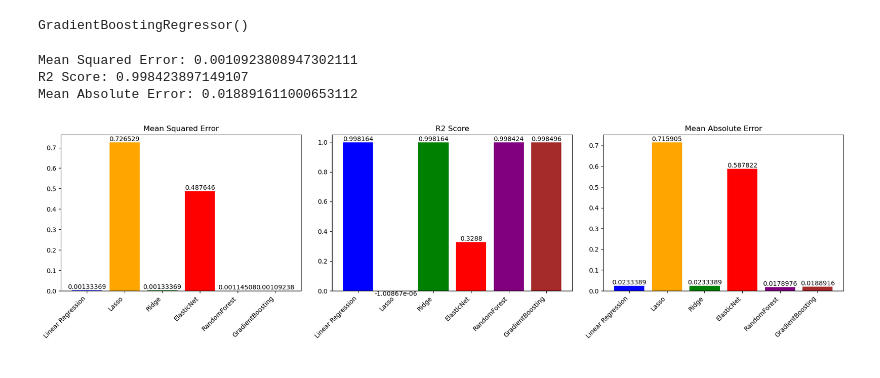
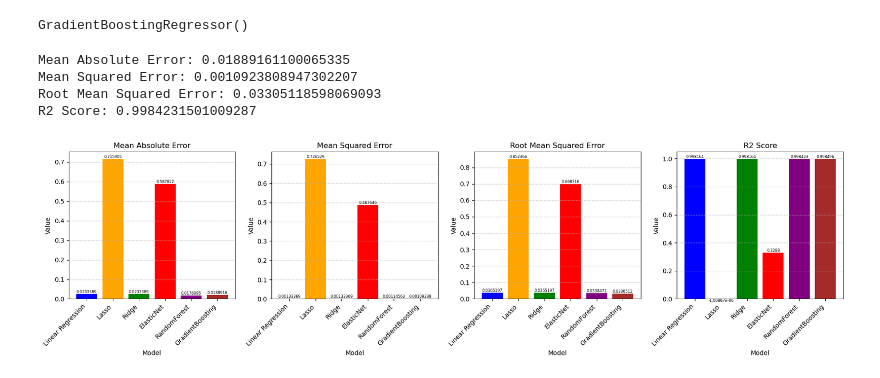
Before and after one commit to Shanchai-bit/Project-Title-PowerPulse-Household-Energy-Usage-Forecast, a Jupyter notebook: Energy_usage_forecast.ipynb, the cells around one changed output. Drawn from its saved outputs; the diff is of its cells as text; code cells hidden in the pictures.

```diff
--- a/Energy_usage_forecast.ipynb
+++ b/Energy_usage_forecast.ipynb
@@ -342,10 +370,12 @@ Ridge()
 y_pred_ridge = ridge_model.predict(X_test)
 # %%
 # Model Evaluation
+ridge_mae = mean_absolute_error(y_test, y_pred_ridge)
+print('Mean Absolute Error:', ridge_mae)
 ridge_mse = mean_squared_error(y_test, y_pred_ridge)
 print('Mean Squared Error:',ridge_mse)
+ridge_rmse = root_mean_squared_error(y_test, y_pred_ridge)
+print('Root Mean Squared Error:', ridge_rmse)
 ridge_r2 = r2_score(y_test, y_pred_ridge)
 print('R2 Score:', ridge_r2)
-ridge_mae = mean_absolute_error(y_test, y_pred_ridge)
-print('Mean Absolute Error:', ridge_mae)
 # %% [output]
@@ -369,10 +400,12 @@ ElasticNet()
 y_pred_enet = enet_model.predict(X_test)
 # %%
 # Model Evaluation
+enet_mae = mean_absolute_error(y_test, y_pred_enet)
+print('Mean Absolute Error:', enet_mae)
 enet_mse = mean_squared_error(y_test, y_pred_enet)
 print('Mean Squared Error:',enet_mse)
+enet_rmse = root_mean_squared_error(y_test, y_pred_enet)
+print('Root Mean Squared Error:', enet_rmse)
 enet_r2 = r2_score(y_test, y_pred_enet)
 print('R2 Score:', enet_r2)
-enet_mae = mean_absolute_error(y_test, y_pred_enet)
-print('Mean Absolute Error:', enet_mae)
 # %% [output]
@@ -395,10 +429,12 @@ RandomForestRegressor()
 y_pred_rf = rf_model.predict(X_test)
 # %%
 # Model Evaluation
+rf_mae = mean_absolute_error(y_test, y_pred_rf)
+print('Mean Absolute Error:', rf_mae)
 rf_mse = mean_squared_error(y_test, y_pred_rf)
 print('Mean Squared Error:',rf_mse)
+rf_rmse = root_mean_squared_error(y_test, y_pred_rf)
+print('Root Mean Squared Error:', rf_rmse)
 rf_r2 = r2_score(y_test, y_pred_rf)
 print('R2 Score:', rf_r2)
-rf_mae = mean_absolute_error(y_test, y_pred_rf)
-print('Mean Absolute Error:', rf_mae)
 # %% [output]
@@ -421,36 +458,41 @@ GradientBoostingRegressor()
 y_pred_gb = gb_model.predict(X_test)
 # %%
 # Model Evaluation
+gb_mae = mean_absolute_error(y_test, y_pred_gb)
+print('Mean Absolute Error:', gb_mae)
 gb_mse = mean_squared_error(y_test, y_pred_gb)
 print('Mean Squared Error:',gb_mse)
+gb_rmse = root_mean_squared_error(y_test, y_pred_gb)
+print('Root Mean Squared Error:', gb_rmse)
 gb_r2 = r2_score(y_test, y_pred_gb)
 print('R2 Score:', rf_r2)
-gb_mae = mean_absolute_error(y_test, y_pred_gb)
-print('Mean Absolute Error:', gb_mae)
 # %% [output]
-Mean Squared Error: 0.0010923808947302111
-R2 Score: 0.998423897149107
-Mean Absolute Error: 0.018891611000653112
+Mean Absolute Error: 0.01889161100065335
+Mean Squared Error: 0.0010923808947302207
+Root Mean Squared Error: 0.03305118598069093
+R2 Score: 0.9984231501009287
 # %%
-fig, axes = plt.subplots(1, 3, figsize=(18, 5))  # Create 1 row, 3 columns of subplots
+fig, axes = plt.subplots(1, 4, figsize=(18, 5))  # Create 1 row, 4 columns of subplots
 
 metrics = {
+    'Mean Absolute Error': [linear_mae, lasso_mae, ridge_mae, enet_mae, rf_mae, gb_mae],
     'Mean Squared Error': [linear_mse, lasso_mse, ridge_mse, enet_mse, rf_mse, gb_mse],
-    'R2 Score': [linear_r2, lasso_r2, ridge_r2, enet_r2, rf_r2, gb_r2],
-    'Mean Absolute Error': [linear_mae, lasso_mae, ridge_mae, enet_mae, rf_mae, gb_mae]
+    'Root Mean Squared Error': [linear_rmse, lasso_rmse, ridge_rmse, enet_rmse, rf_rmse, gb_rmse],
+    'R2 Score': [linear_r2, lasso_r2, ridge_r2, enet_r2, rf_r2, gb_r2]
+
 }
 
 models = ['Linear Regression', 'Lasso', 'Ridge', 'ElasticNet', 'RandomForest', 'GradientBoosting']
 
 for ax, (title, values) in zip(axes, metrics.items()):
     ax.bar(models, values, color=['blue', 'orange', 'green', 'red', 'purple', 'brown'])
     ax.set_title(title)
-    ax.bar_label(ax.containers[0])  # Add labels to bars
-    #ax.annotate('Best', xy=(values.index(min(values)), min(values)), xytext=(0.5, 0.5), textcoords='axes fraction',
-                #arrowprops=dict(facecolor='black', shrink=0.05))
+    ax.bar_label(ax.containers[0], fontsize = 6)  # Add labels to bars
     ax.set_xticklabels(models, rotation=45, ha='right')  # Rotate labels for better visibility
+    ax.set_ylabel('Value')
+    ax.set_xlabel('Model')
 
 plt.tight_layout()  # Adjust layout to prevent overlap
 plt.show()
 # %% [output]
-[figure, old version]
+[figure, new version]
```
Also changed, not shown: parts of 18 cells of this notebook.
